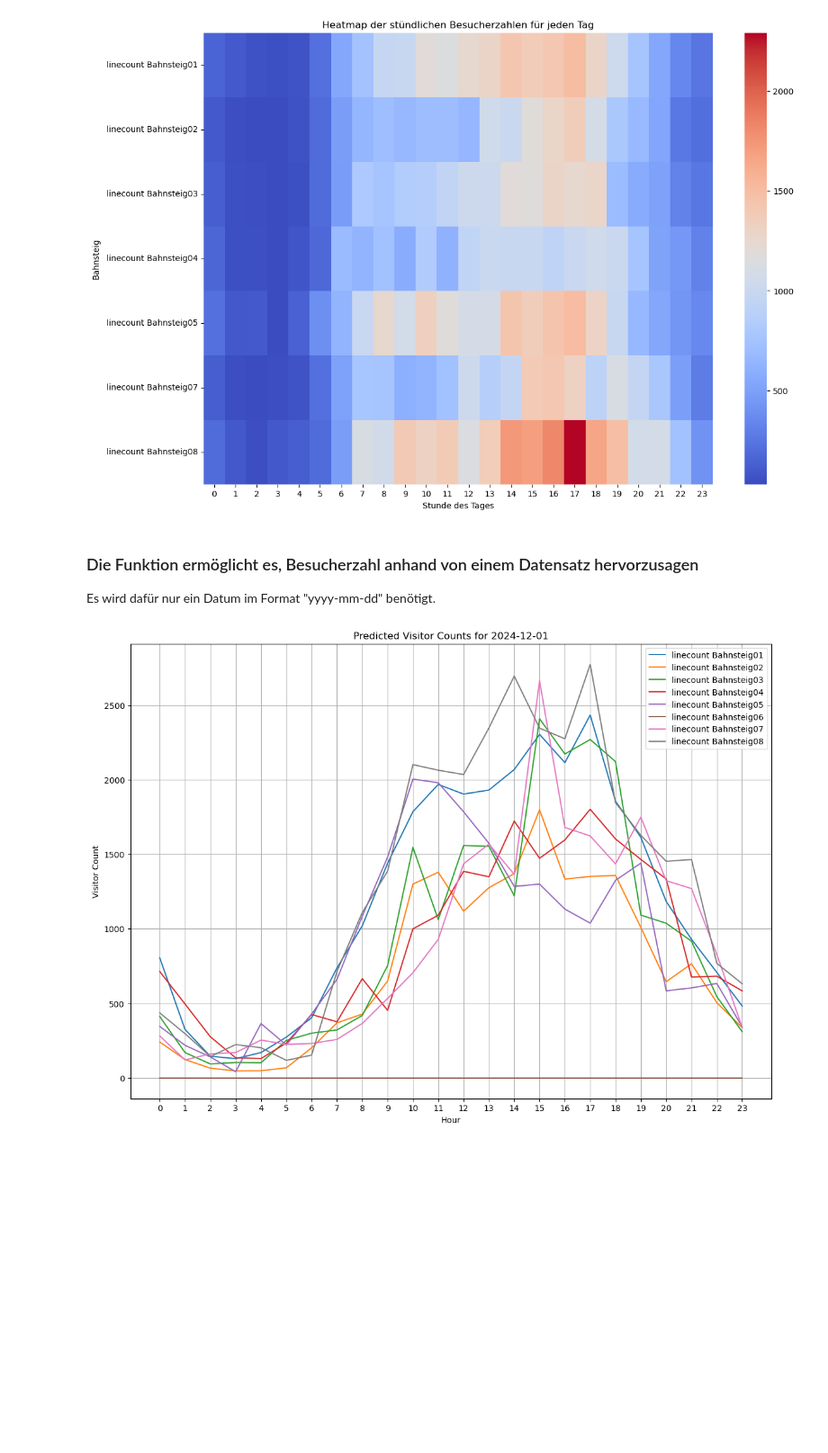
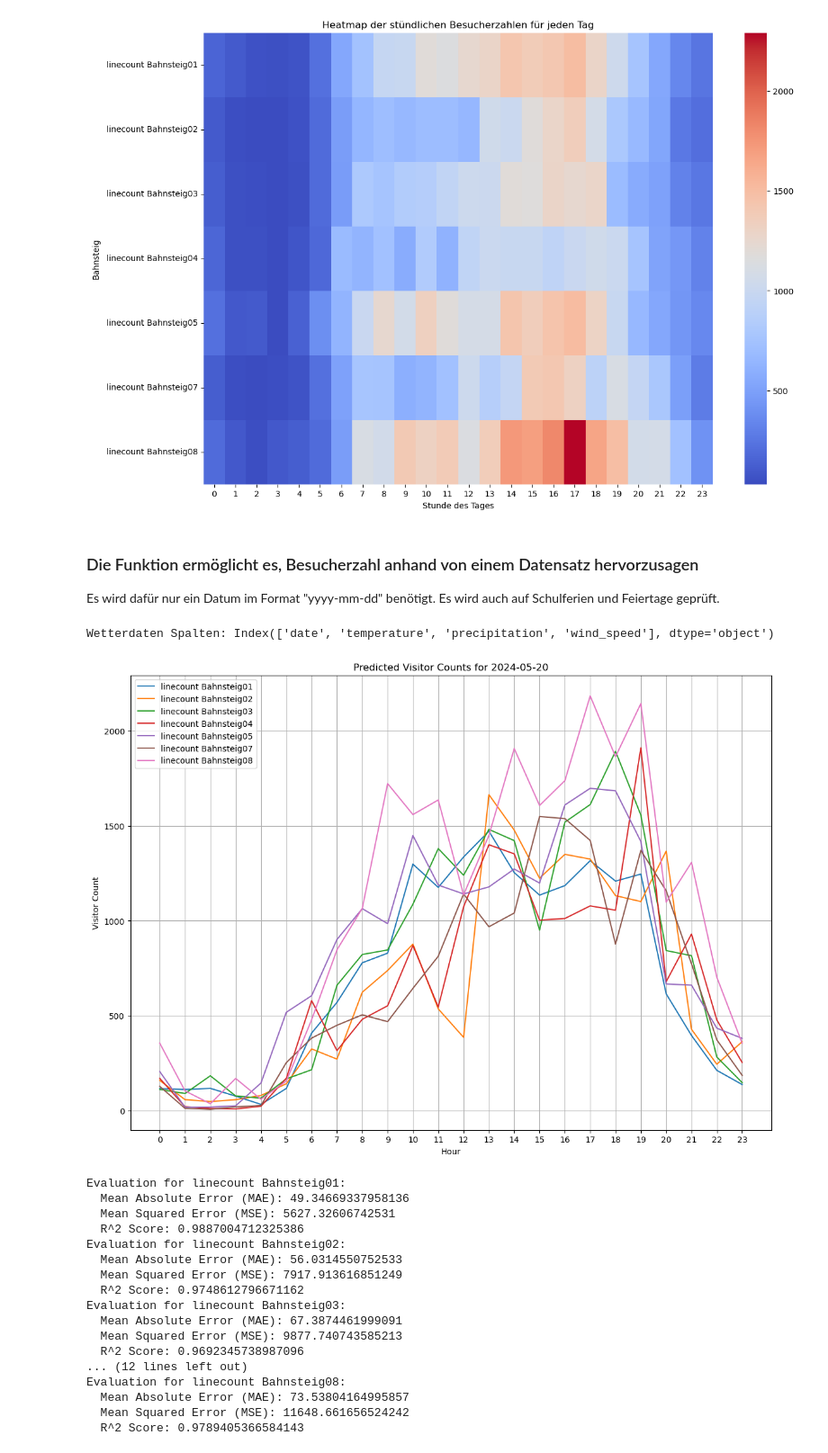
Before and after one commit to connytherocket/DBTrackAnalysis, a Jupyter notebook: db_track_analysis_jupyter.ipynb, the cells around one changed output. Shown: that part at 90% size. Cells and saved outputs as stored; diff of their text form; code cells hidden in the pictures; blank space fills up the shorter version.

Commit message:
Included weather dependency. Currently Wheater data is missing.

```diff
--- a/db_track_analysis_jupyter.ipynb
+++ b/db_track_analysis_jupyter.ipynb
@@ -75,7 +74,7 @@ plt.show()
 [figure]
 # %% [markdown]
 ### Die Funktion ermöglicht es, Besucherzahl anhand von einem Datensatz hervorzusagen
-Es wird dafür nur ein Datum im Format "yyyy-mm-dd" benötigt.
+Es wird dafür nur ein Datum im Format "yyyy-mm-dd" benötigt. Es wird auch auf Schulferien und Feiertage geprüft.
 # %%
 # Schulferien und Feiertage definieren
 school_holidays = [
@@ -102,6 +101,24 @@ def is_school_holiday(date):
             return True
     return False
 
+# Wetterdaten laden und überprüfen
+wetterdaten = pd.read_csv('wetterdaten_stuttgart.csv', dayfirst=True, sep=';')
+print("Wetterdaten Spalten:", wetterdaten.columns)
+
+# Sicherstellen, dass die Spalte 'date' existiert und das Datum konvertieren
+if 'date' in wetterdaten.columns:
+    wetterdaten['date'] = pd.to_datetime(wetterdaten['date'], format='%d.%m.%Y')
+else:
+    raise KeyError("Die Spalte 'date' fehlt in der Wetter-CSV-Datei.")
+
+def get_weather_features(date):
+    weather = wetterdaten[wetterdaten['date'] == date]
+    if not weather.empty:
+        return weather.iloc[0][['temperature', 'precipitation', 'wind_speed']].to_dict()
+    else:
+        # Wenn keine Wetterdaten verfügbar sind, Standardwerte verwenden
+        return {'temperature': 15, 'precipitation': 0, 'wind_speed': 5}
+
 def predict_visitors(date_str):
     # Importieren der CSV-Datei
     track_data = pd.read_csv('Rohdaten_Stündlich_QB_2024_06_06.csv', sep=';')
@@ -121,12 +138,15 @@ def predict_visitors(date_str):
     filtered_data['weekday'] = filtered_data['CustomIntervall'].dt.weekday
     filtered_data['is_holiday'] = filtered_data['CustomIntervall'].dt.date.apply(lambda x: is_holiday(pd.to_datetime(x)))
     filtered_data['is_school_holiday'] = filtered_data['CustomIntervall'].dt.date.apply(lambda x: is_school_holiday(pd.to_datetime(x)))
+    filtered_data['temperature'] = filtered_data['CustomIntervall'].dt.date.apply(lambda x: get_weather_features(x)['temperature'])
+    filtered_data['precipitation'] = filtered_data['CustomIntervall'].dt.date.apply(lambda x: get_weather_features(x)['precipitation'])
+    filtered_data['wind_speed'] = filtered_data['CustomIntervall'].dt.date.apply(lambda x: get_weather_features(x)['wind_speed'])
 
     # Zielvariable (zum Beispiel Besucherzahlen auf Bahnsteig 1-8)
-    targets = ['linecount Bahnsteig01', 'linecount Bahnsteig02', 'linecount Bahnsteig03', 'linecount Bahnsteig04', 'linecount Bahnsteig05', 'linecount Bahnsteig06', 'linecount Bahnsteig07', 'linecount Bahnsteig08']
+    targets = ['linecount Bahnsteig01', 'linecount Bahnsteig02', 'linecount Bahnsteig03', 'linecount Bahnsteig04', 'linecount Bahnsteig05', 'linecount Bahnsteig07', 'linecount Bahnsteig08']
 
     # Features definieren
-    X = filtered_data[['hour', 'day', 'month', 'weekday', 'is_holiday', 'is_school_holiday']]
+    X = filtered_data[['hour', 'day', 'month', 'weekday', 'is_holiday', 'is_school_holiday', 'temperature', 'precipitation', 'wind_speed']]
 
     # Random Forest Regressor Modell trainieren für jeden Bahnsteig
     models = {}
@@ -137,35 +157,78 @@ def predict_visitors(date_str):
         models[target] = rf
 
     # Daten für den angegebenen Tag erstellen
-    pred_date = pd.to_datetime(date_str)
+    pred_date = pd.to_datetime(date_str, format='%Y-%m-%d')
+    weather_features = get_weather_features(pred_date)
     pred_data = pd.DataFrame({
         'hour': range(24),
         'day': [pred_date.day] * 24,
         'month': [pred_date.month] * 24,
         'weekday': [pred_date.weekday()] * 24,
         'is_holiday': [is_holiday(pred_date)] * 24,
-        'is_school_holiday': [is_school_holiday(pred_date)] * 24
+        'is_school_holiday': [is_school_holiday(pred_date)] * 24,
+        'temperature': [weather_features['temperature']] * 24,
+        'precipitation': [weather_features['precipitation']] * 24,
+        'wind_speed': [weather_features['wind_speed']] * 24
     })
 
     # Vorhersagen machen
     predictions = {}
     for target in targets:
         model = models[target]
         predictions[target] = model.predict(pred_data)
 
     # Vorhersagen visualisieren
     plt.figure(figsize=(14, 10))
     for target in targets:
         plt.plot(range(24), predictions[target], label=target)
     plt.xticks(range(24))  # Setzt x-Achsenbeschriftungen auf jede Stunde
     plt.legend()
     plt.title(f'Predicted Visitor Counts for {date_str}')
     plt.xlabel('Hour')
     plt.ylabel('Visitor Count')
     plt.grid(True)  # Fügt ein Raster hinzu, um die Ablesbarkeit zu verbessern
     plt.show()
 
+    return predictions, models, X, filtered_data[targets]
+
+def evaluate_model(models, X, y_true):
+    results = {}
+    for target, model in models.items():
+        y_pred = model.predict(X)
+        mae = mean_absolute_error(y_true[target], y_pred)
+        mse = mean_squared_error(y_true[target], y_pred)
+        r2 = r2_score(y_true[target], y_pred)
+        results[target] = {'MAE': mae, 'MSE': mse, 'R2': r2}
+    return results
+
 # Beispielaufruf der Funktion
-predict_visitors('2024-12-01')
+date_str = '2024-05-20'
+predictions, models, X, y_true = predict_visitors(date_str)
+evaluation_results = evaluate_model(models, X, y_true)
+
+# Ergebnisse der Modellbewertung ausgeben
+for target, metrics in evaluation_results.items():
+    print(f"Evaluation for {target}:")
+    print(f"  Mean Absolute Error (MAE): {metrics['MAE']}")
+    print(f"  Mean Squared Error (MSE): {metrics['MSE']}")
+    print(f"  R^2 Score: {metrics['R2']}")
 # %% [output]
+Wetterdaten Spalten: Index(['date', 'temperature', 'precipitation', 'wind_speed'], dtype='object')
-[figure, old version]
+[figure, new version]
+Evaluation for linecount Bahnsteig01:
+  Mean Absolute Error (MAE): 49.34669337958136
+  Mean Squared Error (MSE): 5627.32606742531
+  R^2 Score: 0.9887004712325386
+Evaluation for linecount Bahnsteig02:
+  Mean Absolute Error (MAE): 56.0314550752533
+  Mean Squared Error (MSE): 7917.913616851249
+  R^2 Score: 0.9748612796671162
+Evaluation for linecount Bahnsteig03:
+  Mean Absolute Error (MAE): 67.3874461999091
+  Mean Squared Error (MSE): 9877.740743585213
+  R^2 Score: 0.9692345738987096
+... (12 lines left out)
+Evaluation for linecount Bahnsteig08:
+  Mean Absolute Error (MAE): 73.53804164995857
+  Mean Squared Error (MSE): 11648.661656524242
+  R^2 Score: 0.9789405366584143
```
Also changed, not shown: parts of 2 cells of this notebook, 1 other file.
